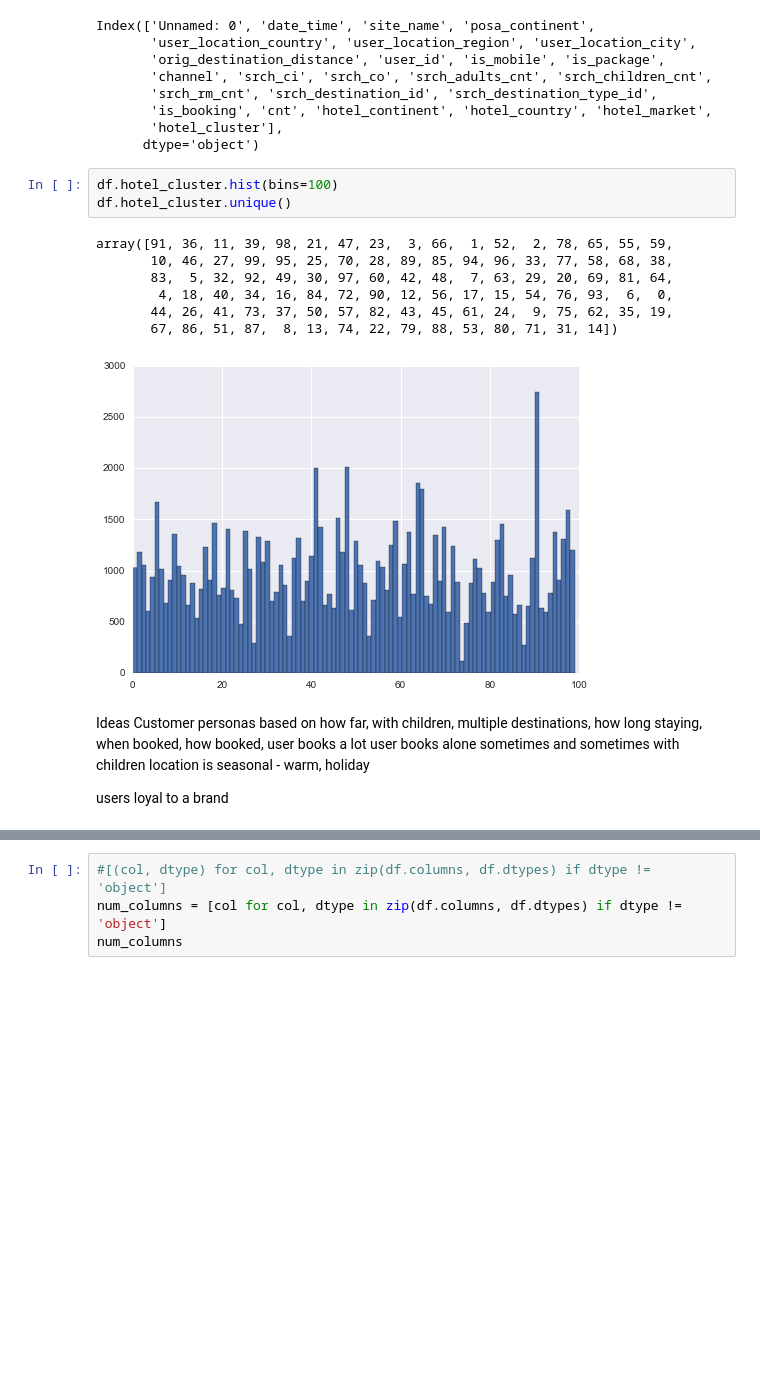
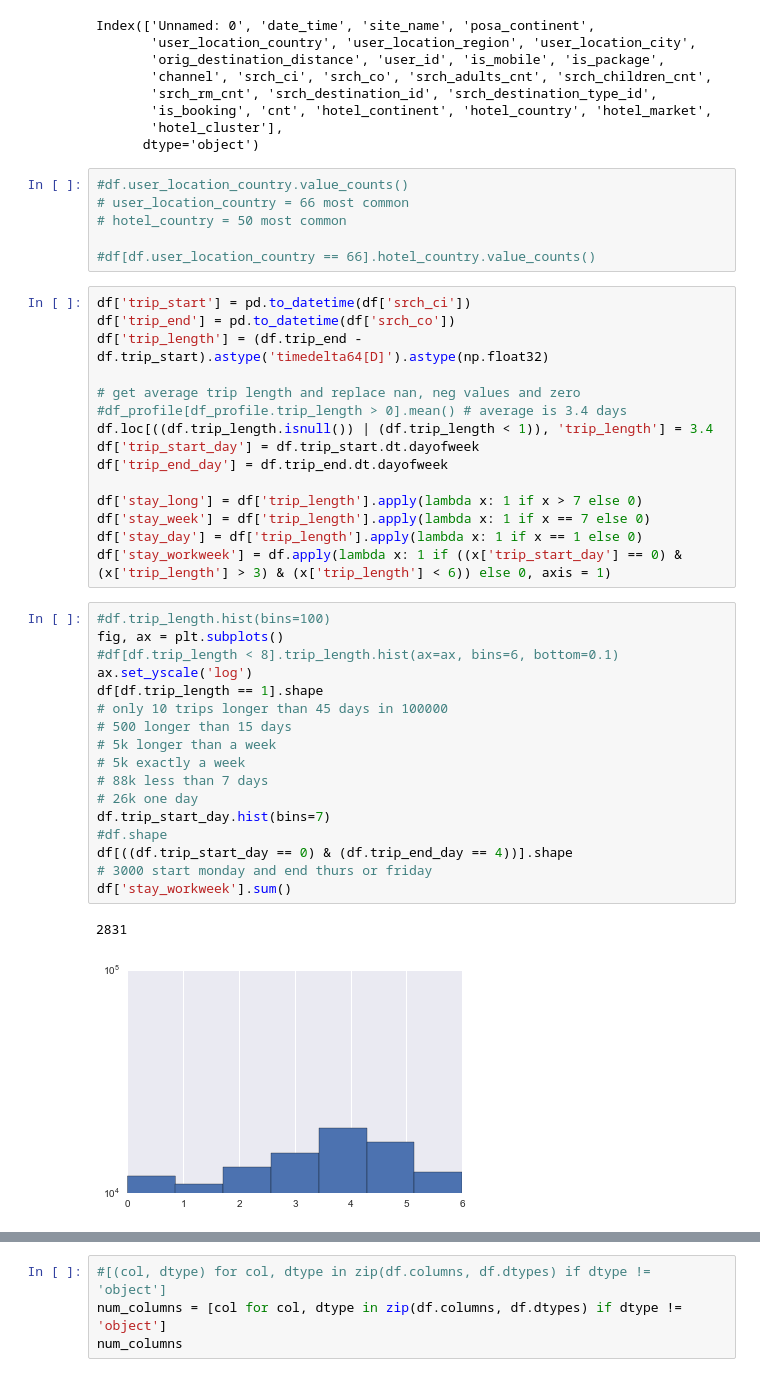
Before and after one commit to stevendoll/expedia, a Jupyter notebook: expedia.ipynb, the cells around one changed output, grey strips where cells are left out. Saved outputs shown, nothing was run; the diff lists cells and outputs as text; blank space fills up the shorter version.

```diff
--- a/expedia.ipynb
+++ b/expedia.ipynb
@@ -51,22 +91,44 @@ Index(['Unnamed: 0', 'date_time', 'site_name', 'posa_continent',
        'is_booking', 'cnt', 'hotel_continent', 'hotel_country', 'hotel_market',
        'hotel_cluster'],
       dtype='object')
-# %%
-df.hotel_cluster.hist(bins=100)
-df.hotel_cluster.unique()
-# %% [output]
-array([91, 36, 11, 39, 98, 21, 47, 23,  3, 66,  1, 52,  2, 78, 65, 55, 59,
-       10, 46, 27, 99, 95, 25, 70, 28, 89, 85, 94, 96, 33, 77, 58, 68, 38,
-       83,  5, 32, 92, 49, 30, 97, 60, 42, 48,  7, 63, 29, 20, 69, 81, 64,
-        4, 18, 40, 34, 16, 84, 72, 90, 12, 56, 17, 15, 54, 76, 93,  6,  0,
-       44, 26, 41, 73, 37, 50, 57, 82, 43, 45, 61, 24,  9, 75, 62, 35, 19,
-       67, 86, 51, 87,  8, 13, 74, 22, 79, 88, 53, 80, 71, 31, 14])
-[figure, removed]
-# %% [markdown]
-Ideas
-Customer personas based on how far, with children, multiple destinations, how long staying, when booked, how booked,
-user books a lot
-user books alone sometimes and sometimes with children
-location is seasonal - warm, holiday
-
-users loyal to a brand
+# %%
+#df.user_location_country.value_counts()
+# user_location_country = 66 most common
+# hotel_country = 50 most common
+
+#df[df.user_location_country == 66].hotel_country.value_counts()
+# %%
+df['trip_start'] = pd.to_datetime(df['srch_ci'])
+df['trip_end'] = pd.to_datetime(df['srch_co'])
+df['trip_length'] = (df.trip_end - df.trip_start).astype('timedelta64[D]').astype(np.float32)
+
+# get average trip length and replace nan, neg values and zero
+#df_profile[df_profile.trip_length > 0].mean() # average is 3.4 days
+df.loc[((df.trip_length.isnull()) | (df.trip_length < 1)), 'trip_length'] = 3.4
+df['trip_start_day'] = df.trip_start.dt.dayofweek
+df['trip_end_day'] = df.trip_end.dt.dayofweek
+
+df['stay_long'] = df['trip_length'].apply(lambda x: 1 if x > 7 else 0)
+df['stay_week'] = df['trip_length'].apply(lambda x: 1 if x == 7 else 0)
+df['stay_day'] = df['trip_length'].apply(lambda x: 1 if x == 1 else 0)
+df['stay_workweek'] = df.apply(lambda x: 1 if ((x['trip_start_day'] == 0) & (x['trip_length'] > 3) & (x['trip_length'] < 6)) else 0, axis = 1)
+# %%
+#df.trip_length.hist(bins=100)
+fig, ax = plt.subplots()
+#df[df.trip_length < 8].trip_length.hist(ax=ax, bins=6, bottom=0.1)
+ax.set_yscale('log')
+df[df.trip_length == 1].shape
+# only 10 trips longer than 45 days in 100000
+# 500 longer than 15 days
+# 5k longer than a week
+# 5k exactly a week
+# 88k less than 7 days
+# 26k one day
+df.trip_start_day.hist(bins=7)
+#df.shape
+df[((df.trip_start_day == 0) & (df.trip_end_day == 4))].shape
+# 3000 start monday and end thurs or friday
+df['stay_workweek'].sum()
+# %% [output]
+2831
+[figure, added]
```
Also changed, not shown: parts of 19 cells of this notebook.
